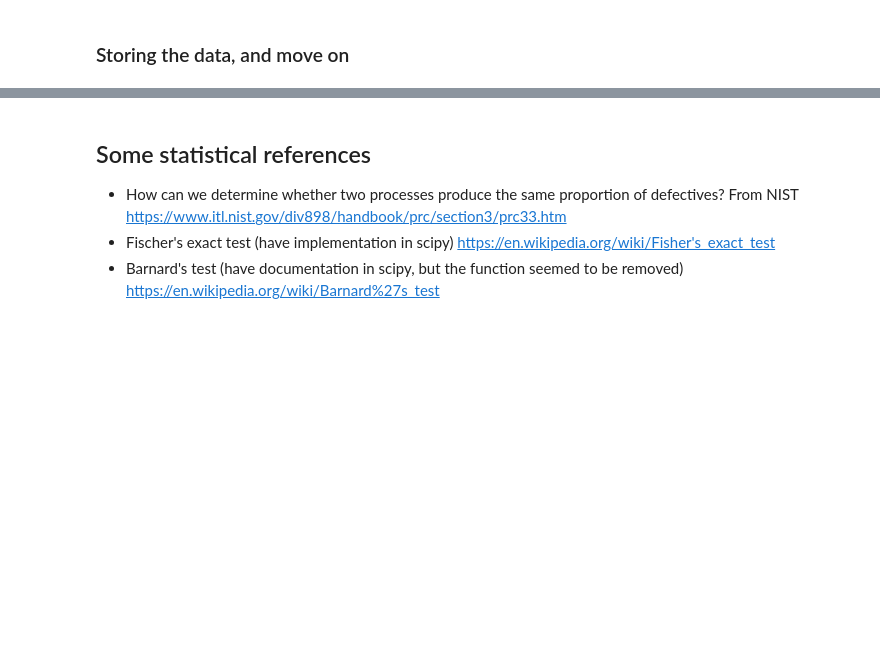
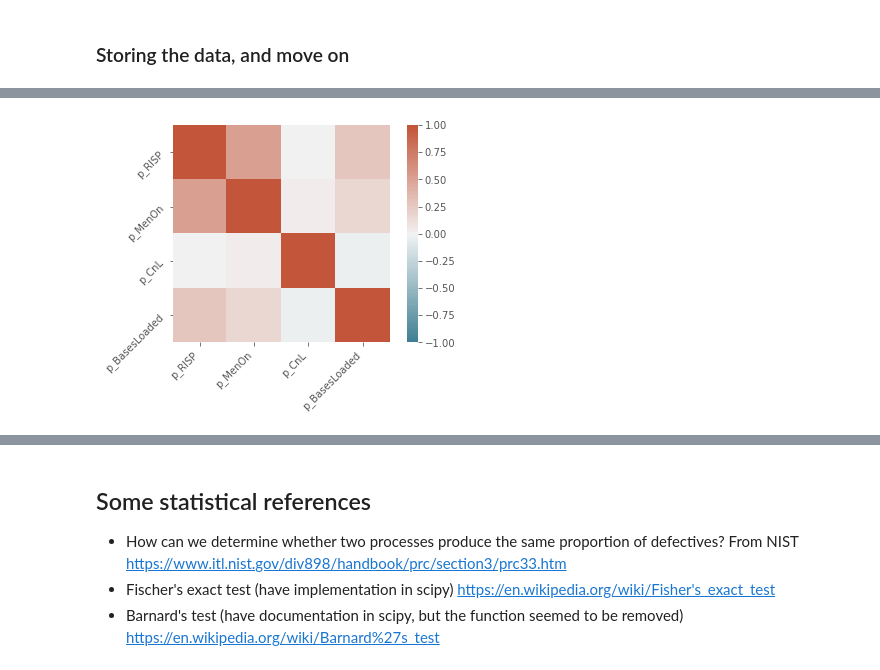
Before and after one commit to kiwymic/MLB-data-analysis, a Jupyter notebook: MLB career analysis.ipynb, the cells around one changed output, grey strips where cells are left out. Cells and saved outputs as stored; diff of their text form; code cells hidden in the pictures; blank space fills up the shorter version.

Commit message:
Add a heatmap to compare some variances

```diff
--- a/MLB career analysis.ipynb
+++ b/MLB career analysis.ipynb
@@ -414,3 +416,18 @@ plt.hist(test, bins = 20, color = "#8bc1ee")
 This one is flat.
 # %% [markdown]
 ### Storing the data, and move on
+# %%
+RISP_comp["p_RISP"] = p_RISP_3;
+df_player_summary = df_player_career_split[df_player_career_split["Situation"] == "Total"];
+df_player_summary = pd.merge(df_player_summary, RISP_comp[["ID", "p_RISP"]], on = "ID", how = "left");
+
+MenOn_comp["p_MenOn"] = p_MenOn_3;
+df_player_summary = pd.merge(df_player_summary, MenOn_comp[["ID", "p_MenOn"]], on = "ID", how = "left");
+
+CnL_comp["p_CnL"] = p_CnL_3;
+df_player_summary = pd.merge(df_player_summary, CnL_comp[["ID", "p_CnL"]], on = "ID", how = "left");
+
+BasesLoaded_comp["p_BasesLoaded"] = p_BasesLoaded_3;
+df_player_summary = pd.merge(df_player_summary, BasesLoaded_comp[["ID", "p_BasesLoaded"]], on = "ID", how = "left");
+
+df_player_summary
@@ -416,0 +450,3 @@ This one is flat.
+# %%
+corr = df_player_summary[["p_RISP", "p_MenOn", "p_CnL", "p_BasesLoaded"]].corr()
+corr
@@ -416,0 +459,6 @@ This one is flat.
+# %%
+ax = sns.heatmap(corr, vmin=-1, vmax=1, center=0, cmap=sns.diverging_palette(220, 20, n=200), square=True);
+ax.set_xticklabels(ax.get_xticklabels(), rotation=45, horizontalalignment='right');
+ax.set_yticklabels(ax.get_yticklabels(), rotation=45, horizontalalignment='right');
+# %% [output]
+[figure, added]
```
Also changed, not shown: parts of 6 cells of this notebook.
